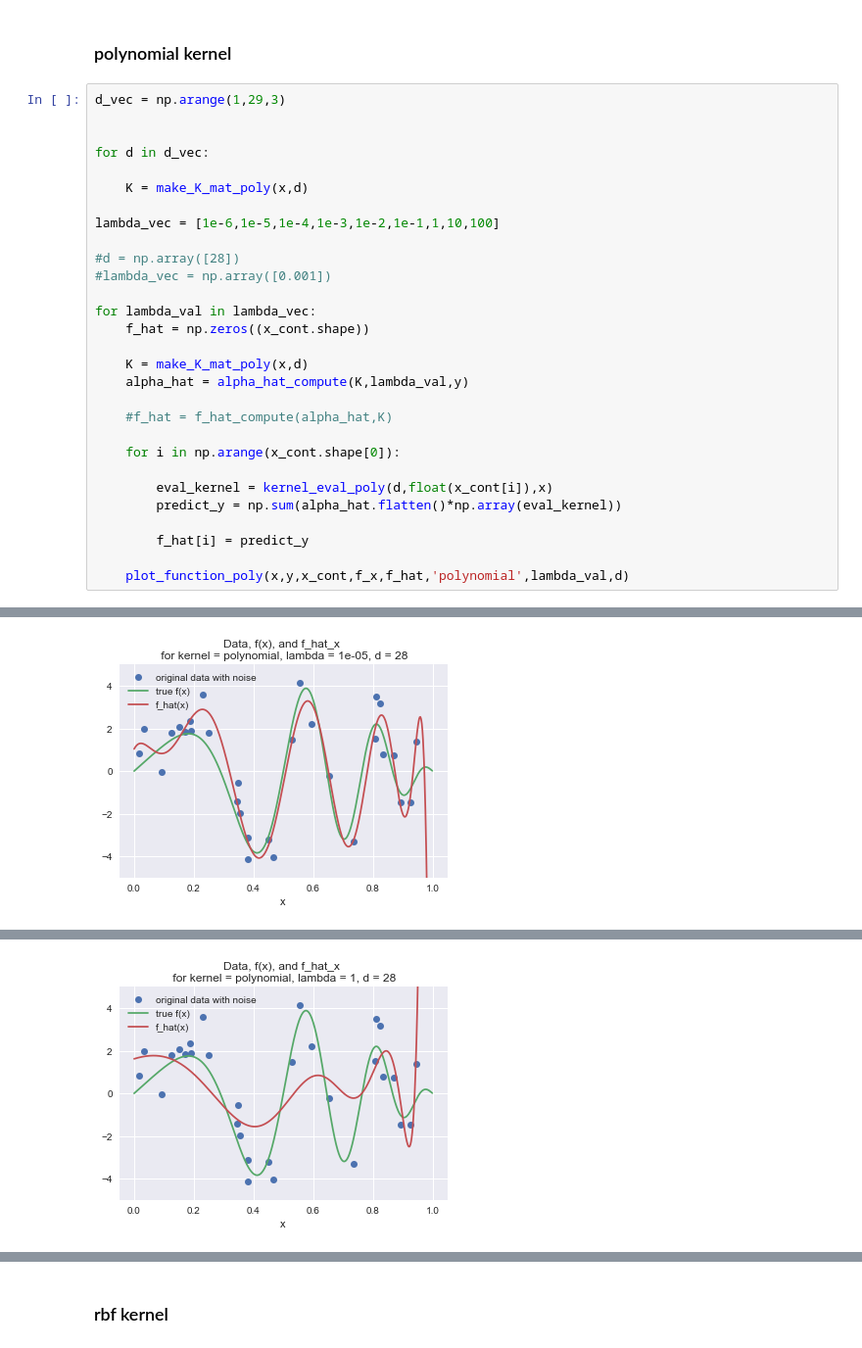
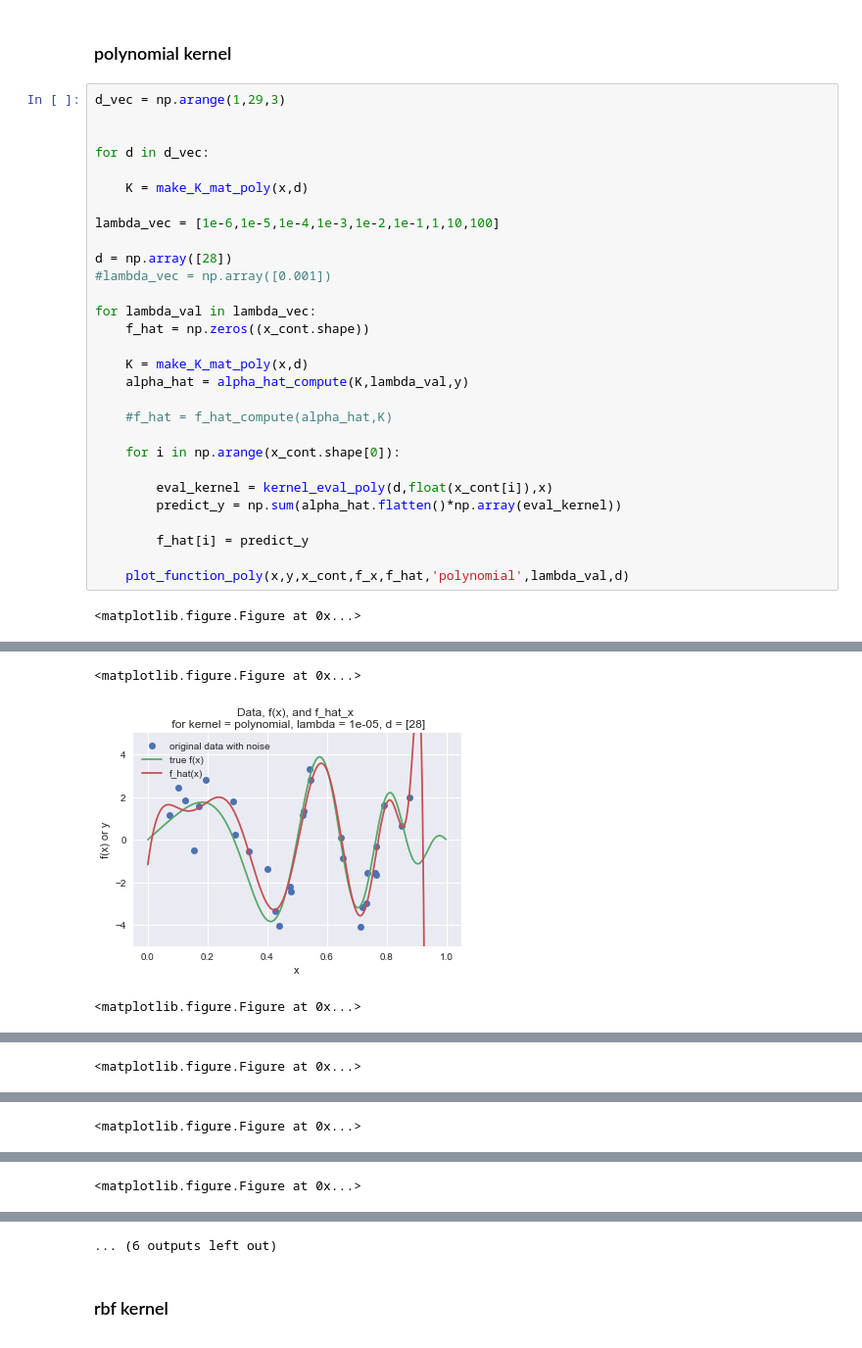
Before and after one commit to davidjuliancaldwell/machine-learning-class, a Jupyter notebook: hw3/prob2_kernelregression_notebook.ipynb, the cells around one changed output, grey strips where cells are left out. Shown at 98% size. Saved outputs shown, nothing was run; the diff lists cells and outputs as text.

```diff
--- a/hw3/prob2_kernelregression_notebook.ipynb
+++ b/hw3/prob2_kernelregression_notebook.ipynb
@@ -219,7 +295,7 @@ for d in d_vec:
 
 lambda_vec = [1e-6,1e-5,1e-4,1e-3,1e-2,1e-1,1,10,100]
 
-#d = np.array([28])
+d = np.array([28])
 #lambda_vec = np.array([0.001])
 
 for lambda_val in lambda_vec:
@@ -239,3 +315,4 @@ for lambda_val in lambda_vec:
 
     plot_function_poly(x,y,x_cont,f_x,f_hat,'polynomial',lambda_val,d)
 # %% [output]
+<matplotlib.figure.Figure at 0x...>
@@ -243 +320,3 @@ for lambda_val in lambda_vec:
+<matplotlib.figure.Figure at 0x...>
-[figure, old version]
+[figure, new version]
+<matplotlib.figure.Figure at 0x...>
@@ -244,0 +324 @@ for lambda_val in lambda_vec:
+<matplotlib.figure.Figure at 0x...>
@@ -245,0 +326 @@ for lambda_val in lambda_vec:
+<matplotlib.figure.Figure at 0x...>
@@ -246,0 +328 @@ for lambda_val in lambda_vec:
+<matplotlib.figure.Figure at 0x...>
@@ -248 +329,0 @@ for lambda_val in lambda_vec:
-[figure, removed]
@@ -251,3 +330,4 @@ for lambda_val in lambda_vec:
+... (6 outputs left out)
 # %% [markdown]
 ### rbf kernel
 # %%
```
Also changed, not shown: parts of 12 cells of this notebook, 7 other files.
